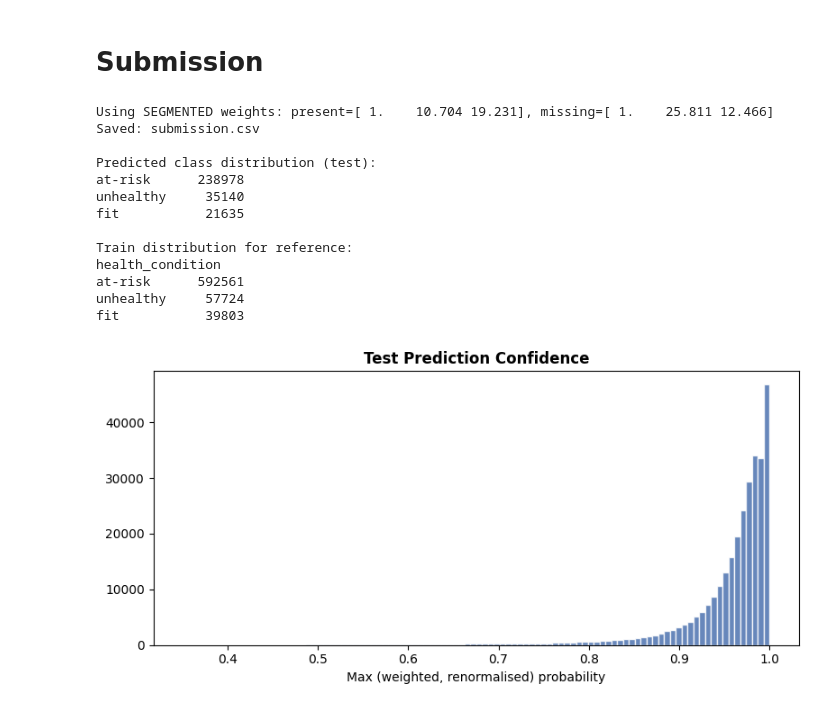
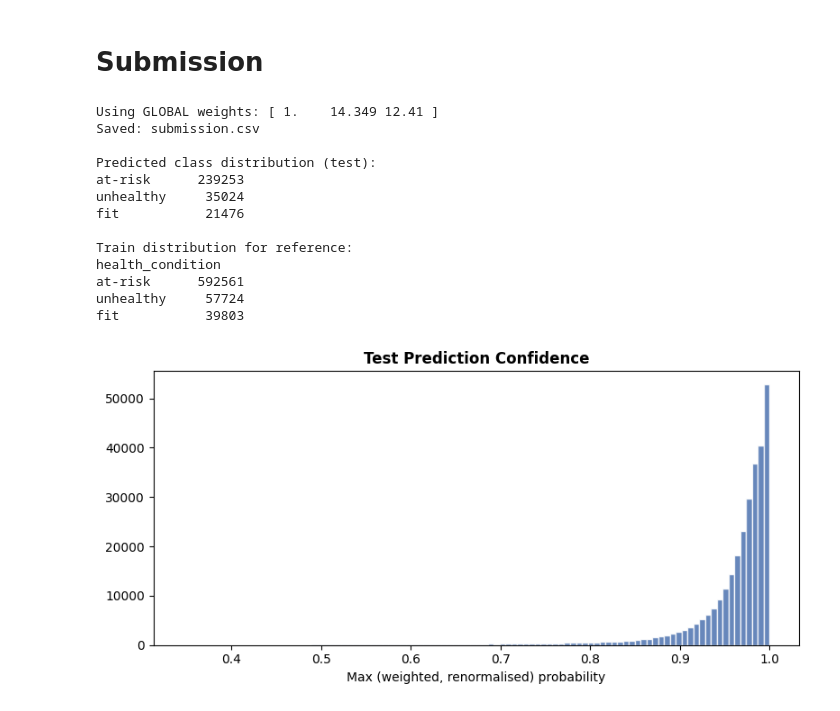
Before and after one commit to 23f2001942/KaggleCompetitions, a Jupyter notebook: S6E7 Predict Student Health Risk/S6E7 LightGBM.ipynb, the cells around one changed output. Cells and saved outputs as stored; diff of their text form; code cells hidden in the pictures.

Commit message:
Kaggle Notebook | S6E7 - LightGBM | Version 6

```diff
--- a/S6E7 Predict Student Health Risk/S6E7 LightGBM.ipynb
+++ b/S6E7 Predict Student Health Risk/S6E7 LightGBM.ipynb
@@ -254,15 +190,0 @@ Stress imputation OOF accuracy: 0.4605  (baseline majority ~0.38)
-# %%
-STRESS_PROB_COLS = [f'stress_prob_{c}' for c in le_stress.classes_]
-
-n_aug = len(train_augmented)
-for i, col in enumerate(STRESS_PROB_COLS):
-    train_augmented[col] = stress_probs[:n_aug, i]
-    test[col]            = stress_probs[n_aug:, i]
-
-# also mirror onto `train` (kaggle rows are the first block of train_augmented)
-for i, col in enumerate(STRESS_PROB_COLS):
-    train[col] = stress_probs[:len(train), i]
-
-FEATURES = FEATURES + STRESS_PROB_COLS
-print(f'FEATURES now {len(FEATURES)}; added {STRESS_PROB_COLS}')
-print(train_augmented.loc[train_augmented['stress_level'].isna(), STRESS_PROB_COLS].describe().round(3))
@@ -582,45 +497,41 @@ nan                         133        78   33         71
 # %% [markdown]
 # Submission
 # %%
-if 'seg_weights' in dir():
-    test_w = np.empty_like(test_probs)
-    test_w[~stress_missing_te] = test_probs[~stress_missing_te] * seg_weights['present']
-    test_w[stress_missing_te]  = test_probs[stress_missing_te]  * seg_weights['missing']
-    print(f'Using SEGMENTED weights: present={seg_weights["present"].round(3)}, '
-          f'missing={seg_weights["missing"].round(3)}')
-else:
-    test_w = test_probs * global_w
-    print(f'Using GLOBAL weights: {global_w.round(3)}')
+# Force global weights for this submission — segmentation showed no real CV gain
+# (V2: +0.0000, V3: +0.0002, below fold noise) and LB dropped when we added more
+# rule complexity in V5. Using the simpler rule as the honest comparison point.
+test_w = test_probs * global_w
+print(f'Using GLOBAL weights: {global_w.round(3)}')
 
 labels = le.inverse_transform(test_w.argmax(1))
 
 sub = pd.read_csv(SAMPLE_PATH)
 sub[TARGET] = labels
 sub.to_csv('submission.csv', index=False)
 print('Saved: submission.csv')
 print('\nPredicted class distribution (test):')
 print(pd.Series(labels).value_counts().to_string())
 print('\nTrain distribution for reference:')
 print(train[TARGET].value_counts().to_string())
 
 fig, ax = plt.subplots(figsize=(8, 4))
 norm_p = test_w / test_w.sum(1, keepdims=True)
 ax.hist(norm_p.max(1), bins=100, color='#4C72B0', edgecolor='white', alpha=0.85)
 ax.set_xlabel('Max (weighted, renormalised) probability')
 ax.set_title('Test Prediction Confidence', fontweight='bold')
 plt.tight_layout(); plt.show()
 # %% [output]
-Using SEGMENTED weights: present=[ 1.    10.704 19.231], missing=[ 1.    25.811 12.466]
+Using GLOBAL weights: [ 1.    14.349 12.41 ]
 Saved: submission.csv
 
 Predicted class distribution (test):
-at-risk      238978
-unhealthy     35140
-fit           21635
+at-risk      239253
+unhealthy     35024
+fit           21476
 
 Train distribution for reference:
 health_condition
 at-risk      592561
 unhealthy     57724
 fit           39803
-[figure, old version]
+[figure, new version]
```
Also changed, not shown: parts of 13 cells of this notebook.
